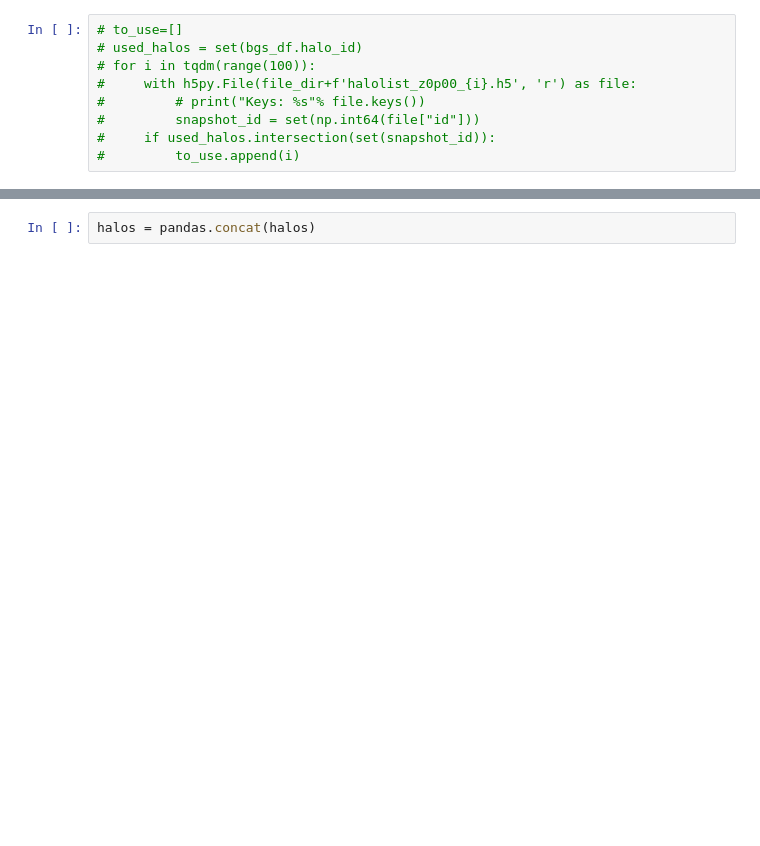
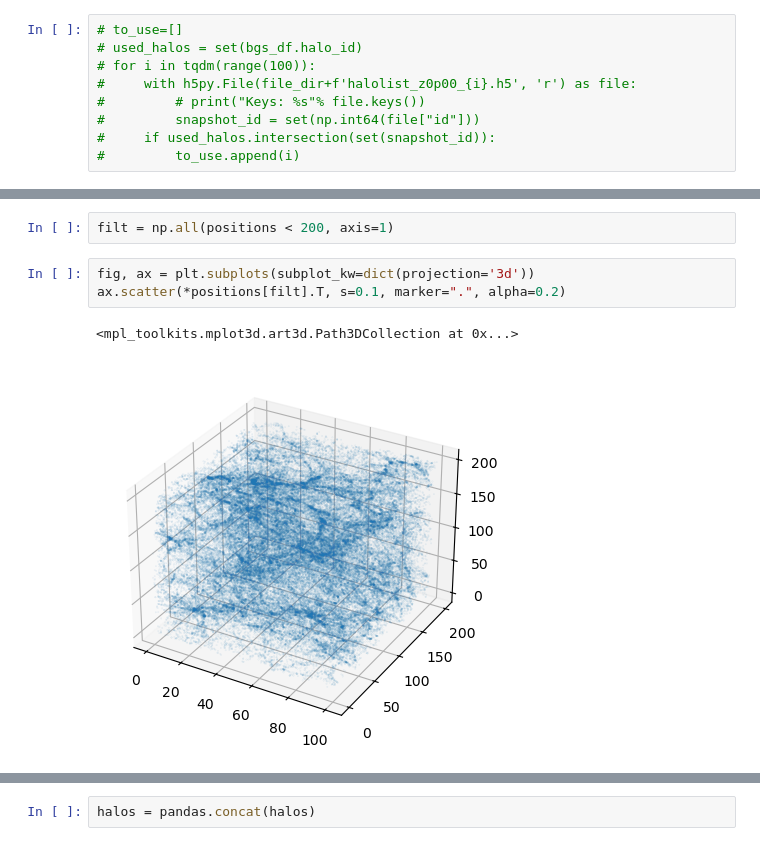
Before and after one commit to AntoineGillesLordet/Projet-LPNHE, a Jupyter notebook: Density.ipynb, the cells around one changed output, grey strips where cells are left out. Cells and saved outputs as stored; diff of their text form; blank space fills up the shorter version.

```diff
--- a/Density.ipynb
+++ b/Density.ipynb
@@ -35,0 +89,8 @@ file_dir="/global/cfs/cdirs/desi/mocks/cai/Uchuu-SHAM/Uchuu-halo-catalogs/Uchuu_
+# %%
+filt = np.all(positions < 200, axis=1)
+# %%
+fig, ax = plt.subplots(subplot_kw=dict(projection='3d'))
+ax.scatter(*positions[filt].T, s=0.1, marker=".", alpha=0.2)
+# %% [output]
+<mpl_toolkits.mplot3d.art3d.Path3DCollection at 0x...>
+[figure, added]
```
Also changed, not shown: parts of 27 cells of this notebook, 3 other files.
